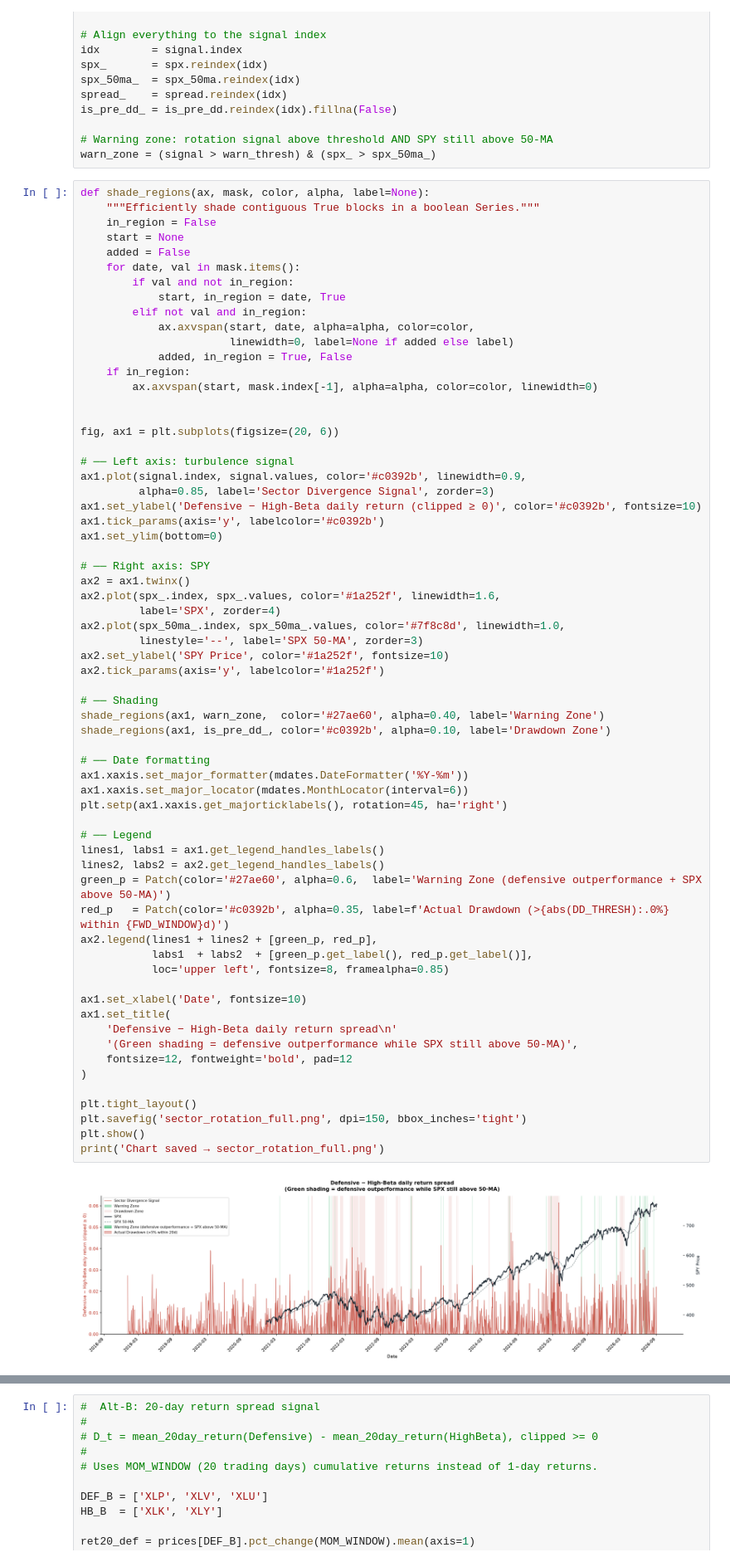
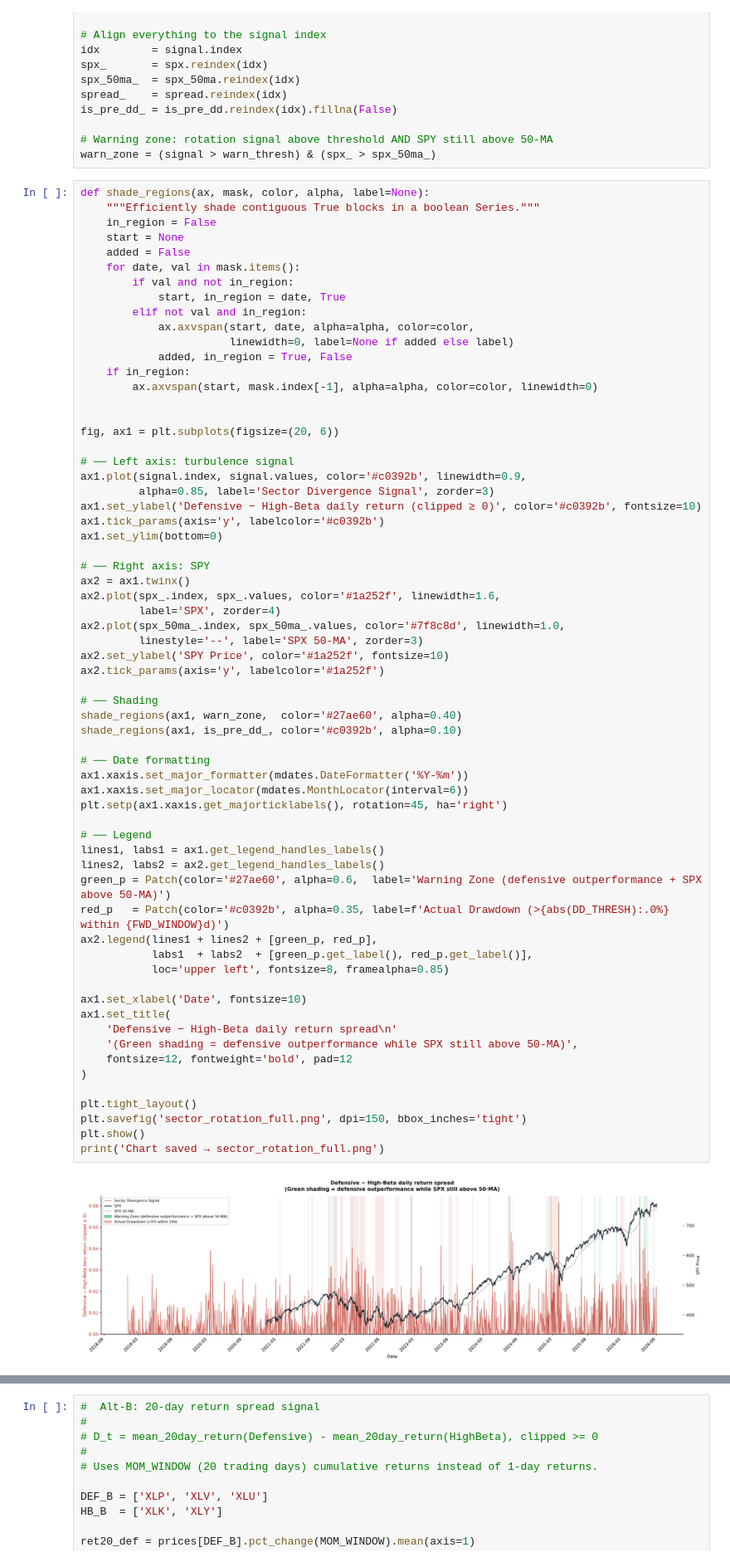
Before and after one commit to tingxuanp/nussif-sector-rotation, a Jupyter notebook: sector_rotation.ipynb, the cells around one changed output, grey strips where cells are left out. Shown at 83% size. Cells and saved outputs as stored; diff of their text form.

```diff
--- a/sector_rotation.ipynb
+++ b/sector_rotation.ipynb
@@ -261,36 +256,36 @@ ax2.set_ylabel('SPY Price', color='#1a252f', fontsize=10)
 ax2.tick_params(axis='y', labelcolor='#1a252f')
 
 # ── Shading
-shade_regions(ax1, warn_zone,  color='#27ae60', alpha=0.40, label='Warning Zone')
-shade_regions(ax1, is_pre_dd_, color='#c0392b', alpha=0.10, label='Drawdown Zone')
+shade_regions(ax1, warn_zone,  color='#27ae60', alpha=0.40)
+shade_regions(ax1, is_pre_dd_, color='#c0392b', alpha=0.10)
 
 # ── Date formatting
 ax1.xaxis.set_major_formatter(mdates.DateFormatter('%Y-%m'))
 ax1.xaxis.set_major_locator(mdates.MonthLocator(interval=6))
 plt.setp(ax1.xaxis.get_majorticklabels(), rotation=45, ha='right')
 
 # ── Legend
 lines1, labs1 = ax1.get_legend_handles_labels()
 lines2, labs2 = ax2.get_legend_handles_labels()
 green_p = Patch(color='#27ae60', alpha=0.6,  label='Warning Zone (defensive outperformance + SPX above 50-MA)')
 red_p   = Patch(color='#c0392b', alpha=0.35, label=f'Actual Drawdown (>{abs(DD_THRESH):.0%} within {FWD_WINDOW}d)')
 ax2.legend(lines1 + lines2 + [green_p, red_p],
            labs1  + labs2  + [green_p.get_label(), red_p.get_label()],
            loc='upper left', fontsize=8, framealpha=0.85)
 
 ax1.set_xlabel('Date', fontsize=10)
 ax1.set_title(
     'Defensive − High-Beta daily return spread\n'
     '(Green shading = defensive outperformance while SPX still above 50-MA)',
     fontsize=12, fontweight='bold', pad=12
 )
 
 plt.tight_layout()
 plt.savefig('sector_rotation_full.png', dpi=150, bbox_inches='tight')
 plt.show()
 print('Chart saved → sector_rotation_full.png')
 # %% [output]
-[figure, old version]
+[figure, new version]
 Chart saved → sector_rotation_full.png
 # %%
 #  Alt-B: 20-day return spread signal
```
Also changed, not shown: parts of 1 cell of this notebook, 1 other file.
